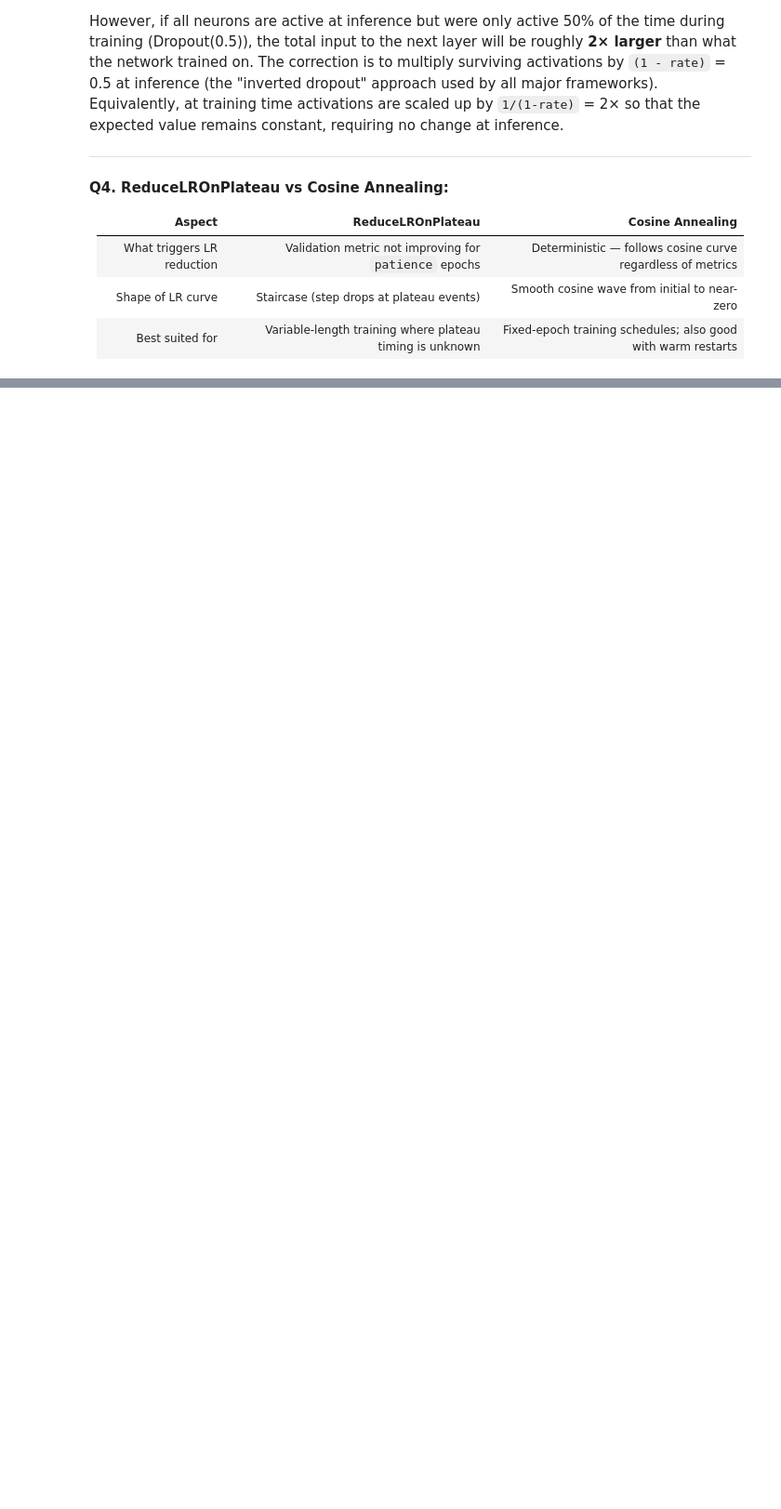
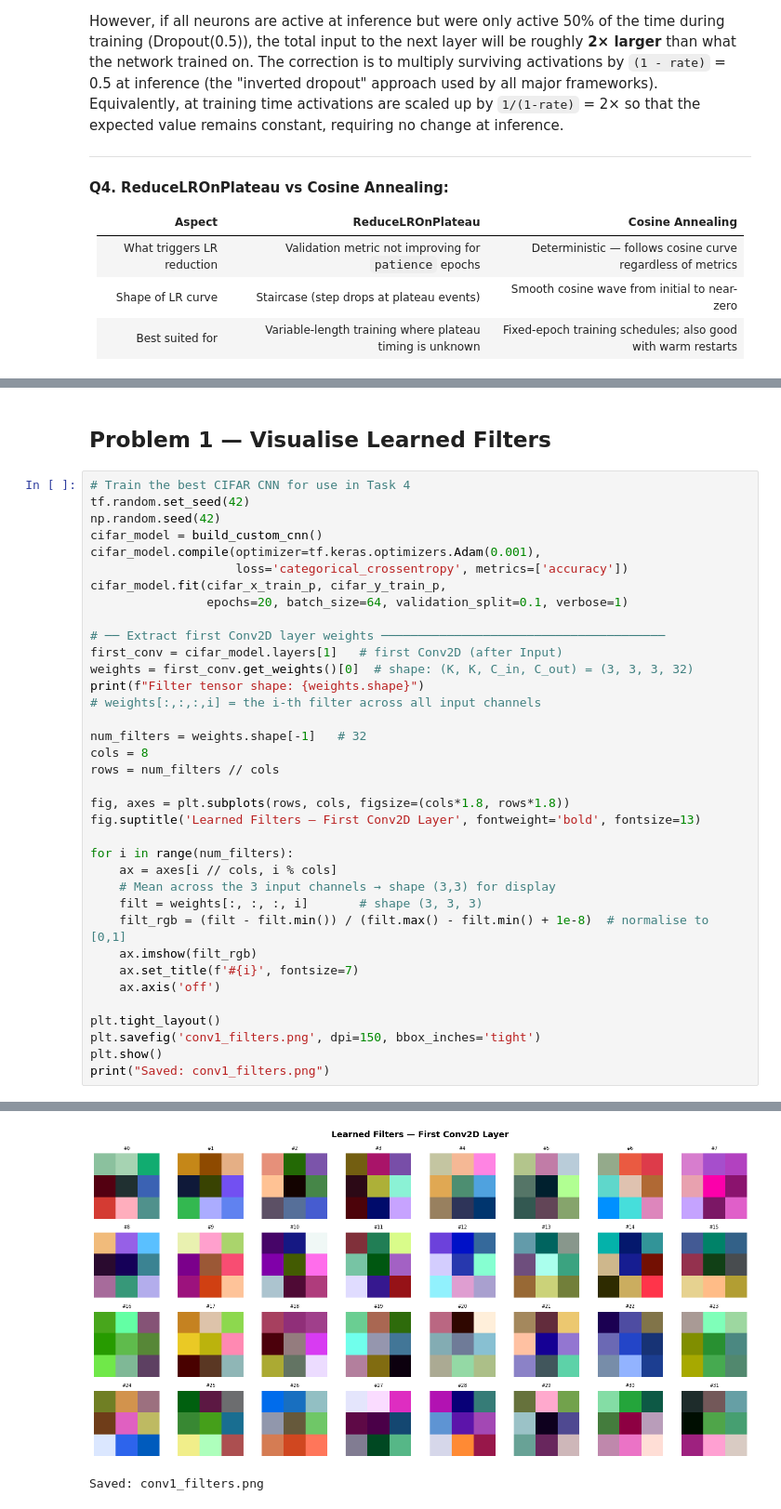
Before and after one commit to SaiAshish1234/CNN-Lab-RGIPT, a Jupyter notebook: 24IT3021_G_Sai_Ashish_CNN_Lab.ipynb, the cells around one changed output, grey strips where cells are left out. Shown at 93% size. Drawn from its saved outputs; the diff is of its cells as text; blank space fills up the shorter version.

Commit message:
Task 3: Model training and validation

```diff
--- a/24IT3021_G_Sai_Ashish_CNN_Lab.ipynb
+++ b/24IT3021_G_Sai_Ashish_CNN_Lab.ipynb
@@ -1143,0 +1173,39 @@ Dropout randomly zeros out activations during training to prevent co-adaptation.
+# %% [markdown]
+## Problem 1 — Visualise Learned Filters
+# %%
+# Train the best CIFAR CNN for use in Task 4
+tf.random.set_seed(42)
+np.random.seed(42)
+cifar_model = build_custom_cnn()
+cifar_model.compile(optimizer=tf.keras.optimizers.Adam(0.001),
+                    loss='categorical_crossentropy', metrics=['accuracy'])
+cifar_model.fit(cifar_x_train_p, cifar_y_train_p,
+                epochs=20, batch_size=64, validation_split=0.1, verbose=1)
+
+# ── Extract first Conv2D layer weights ───────────────────────────────────────
+first_conv = cifar_model.layers[1]   # first Conv2D (after Input)
+weights = first_conv.get_weights()[0]  # shape: (K, K, C_in, C_out) = (3, 3, 3, 32)
+print(f"Filter tensor shape: {weights.shape}")
+# weights[:,:,:,i] = the i-th filter across all input channels
+
+num_filters = weights.shape[-1]   # 32
+cols = 8
+rows = num_filters // cols
+
+fig, axes = plt.subplots(rows, cols, figsize=(cols*1.8, rows*1.8))
+fig.suptitle('Learned Filters — First Conv2D Layer', fontweight='bold', fontsize=13)
+
+for i in range(num_filters):
+    ax = axes[i // cols, i % cols]
+    # Mean across the 3 input channels → shape (3,3) for display
+    filt = weights[:, :, :, i]       # shape (3, 3, 3)
+    filt_rgb = (filt - filt.min()) / (filt.max() - filt.min() + 1e-8)  # normalise to [0,1]
+    ax.imshow(filt_rgb)
+    ax.set_title(f'#{i}', fontsize=7)
+    ax.axis('off')
+
+plt.tight_layout()
+plt.savefig('conv1_filters.png', dpi=150, bbox_inches='tight')
+plt.show()
+print("Saved: conv1_filters.png")
+# %% [output]
@@ -1143,0 +1229,2 @@ Dropout randomly zeros out activations during training to prevent co-adaptation.
+[figure, added]
+Saved: conv1_filters.png
```
Also changed, not shown: parts of 21 cells of this notebook.
